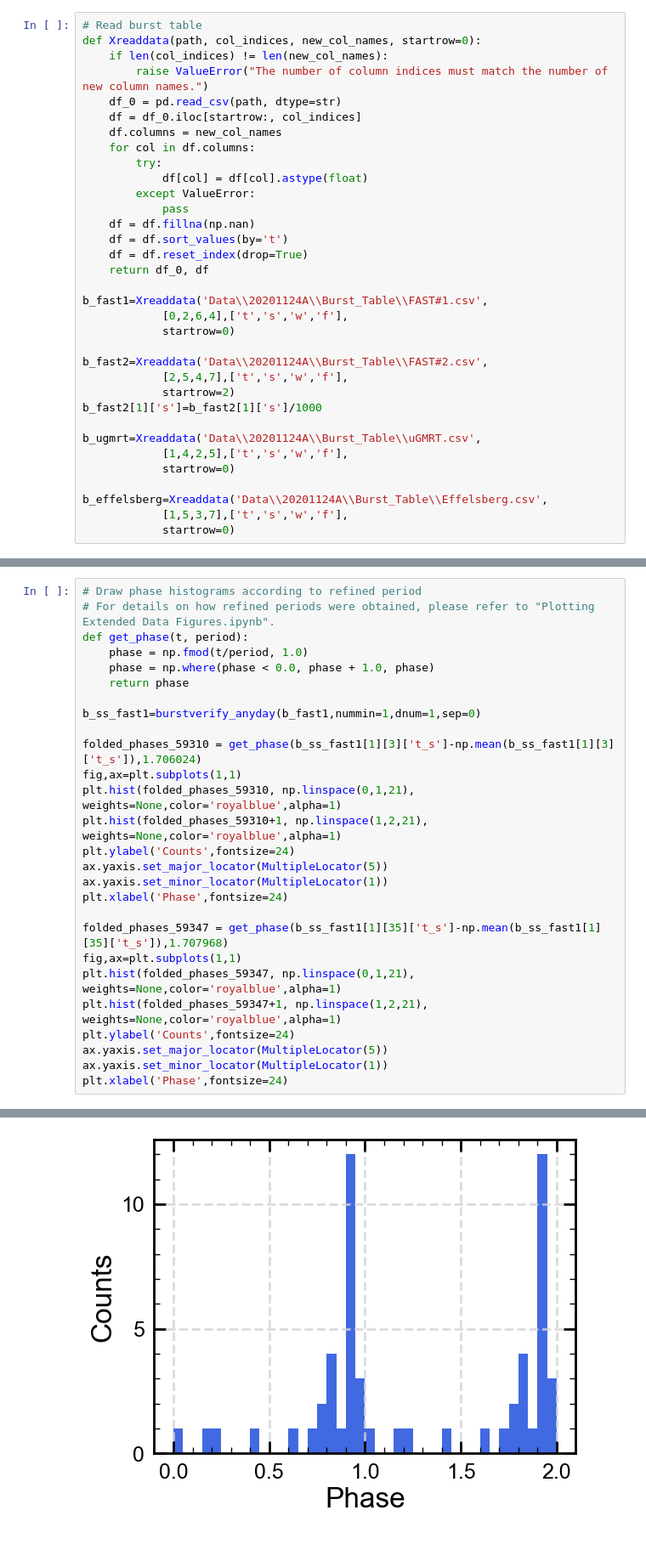
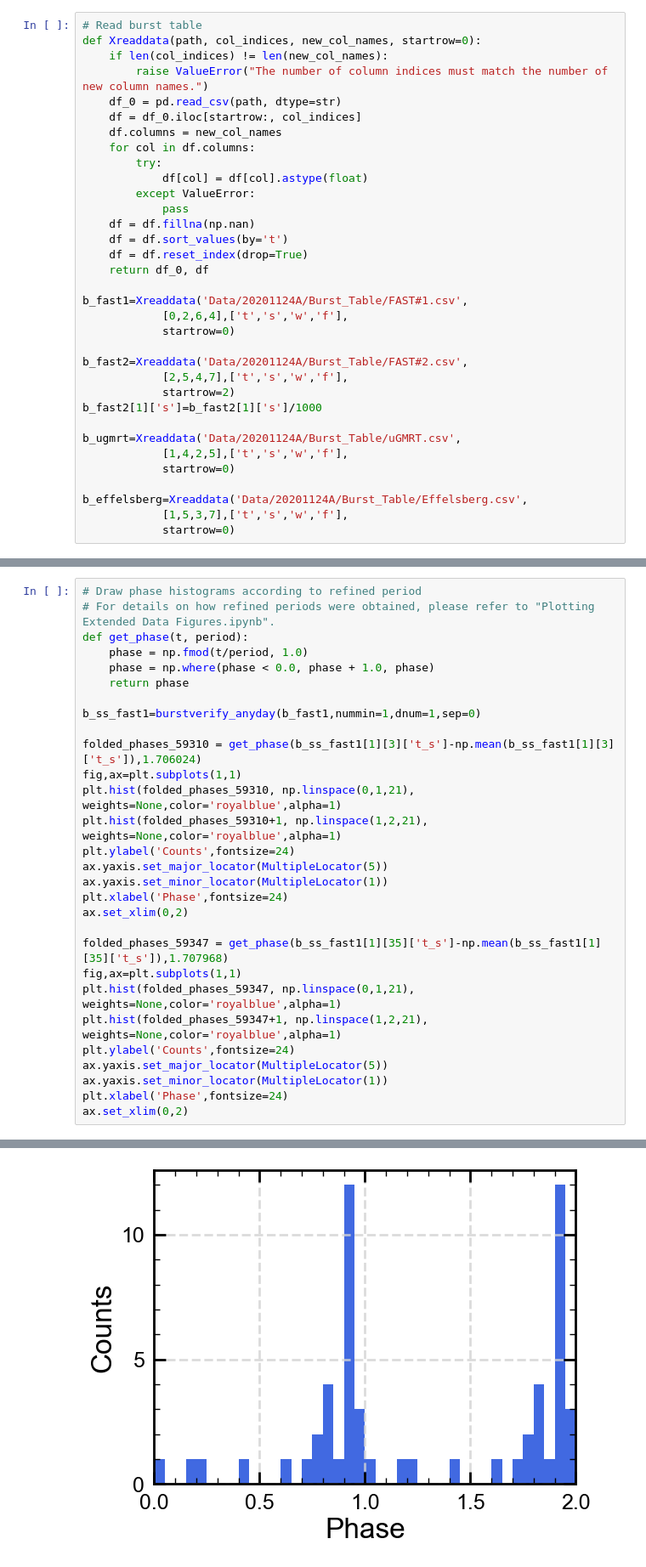
Before and after one commit to C-v-ke/searchforFRBperiodindepth, a Jupyter notebook: Plotting_Figures.ipynb, the cells around one changed output, grey strips where cells are left out. Shown at 85% size. Cells and saved outputs as stored; diff of their text form.

```diff
--- a/Plotting_Figures.ipynb
+++ b/Plotting_Figures.ipynb
@@ -70,20 +70,20 @@ def Xreaddata(path, col_indices, new_col_names, startrow=0):
     df = df.reset_index(drop=True)
     return df_0, df
 
-b_fast1=Xreaddata('Data\\20201124A\\Burst_Table\\FAST#1.csv',
+b_fast1=Xreaddata('Data/20201124A/Burst_Table/FAST#1.csv',
             [0,2,6,4],['t','s','w','f'],
             startrow=0)
 
-b_fast2=Xreaddata('Data\\20201124A\\Burst_Table\\FAST#2.csv',
+b_fast2=Xreaddata('Data/20201124A/Burst_Table/FAST#2.csv',
             [2,5,4,7],['t','s','w','f'],
             startrow=2)
 b_fast2[1]['s']=b_fast2[1]['s']/1000
 
-b_ugmrt=Xreaddata('Data\\20201124A\\Burst_Table\\uGMRT.csv',
+b_ugmrt=Xreaddata('Data/20201124A/Burst_Table/uGMRT.csv',
             [1,4,2,5],['t','s','w','f'],
             startrow=0)
 
-b_effelsberg=Xreaddata('Data\\20201124A\\Burst_Table\\Effelsberg.csv',
+b_effelsberg=Xreaddata('Data/20201124A/Burst_Table/Effelsberg.csv',
             [1,5,3,7],['t','s','w','f'],
             startrow=0)
 # %%
@@ -313,6 +313,7 @@ plt.ylabel('Counts',fontsize=24)
 ax.yaxis.set_major_locator(MultipleLocator(5))
 ax.yaxis.set_minor_locator(MultipleLocator(1))
 plt.xlabel('Phase',fontsize=24)
+ax.set_xlim(0,2)
 
 folded_phases_59347 = get_phase(b_ss_fast1[1][35]['t_s']-np.mean(b_ss_fast1[1][35]['t_s']),1.707968)
 fig,ax=plt.subplots(1,1)
@@ -322,4 +323,5 @@ plt.ylabel('Counts',fontsize=24)
 ax.yaxis.set_major_locator(MultipleLocator(5))
 ax.yaxis.set_minor_locator(MultipleLocator(1))
 plt.xlabel('Phase',fontsize=24)
+ax.set_xlim(0,2)
 # %% [output]
@@ -327 +329 @@ Text(0.5, 0, 'Phase')
-[figure, old version]
+[figure, new version]
```
Also changed, not shown: parts of 6 cells of this notebook, 11 other files.
